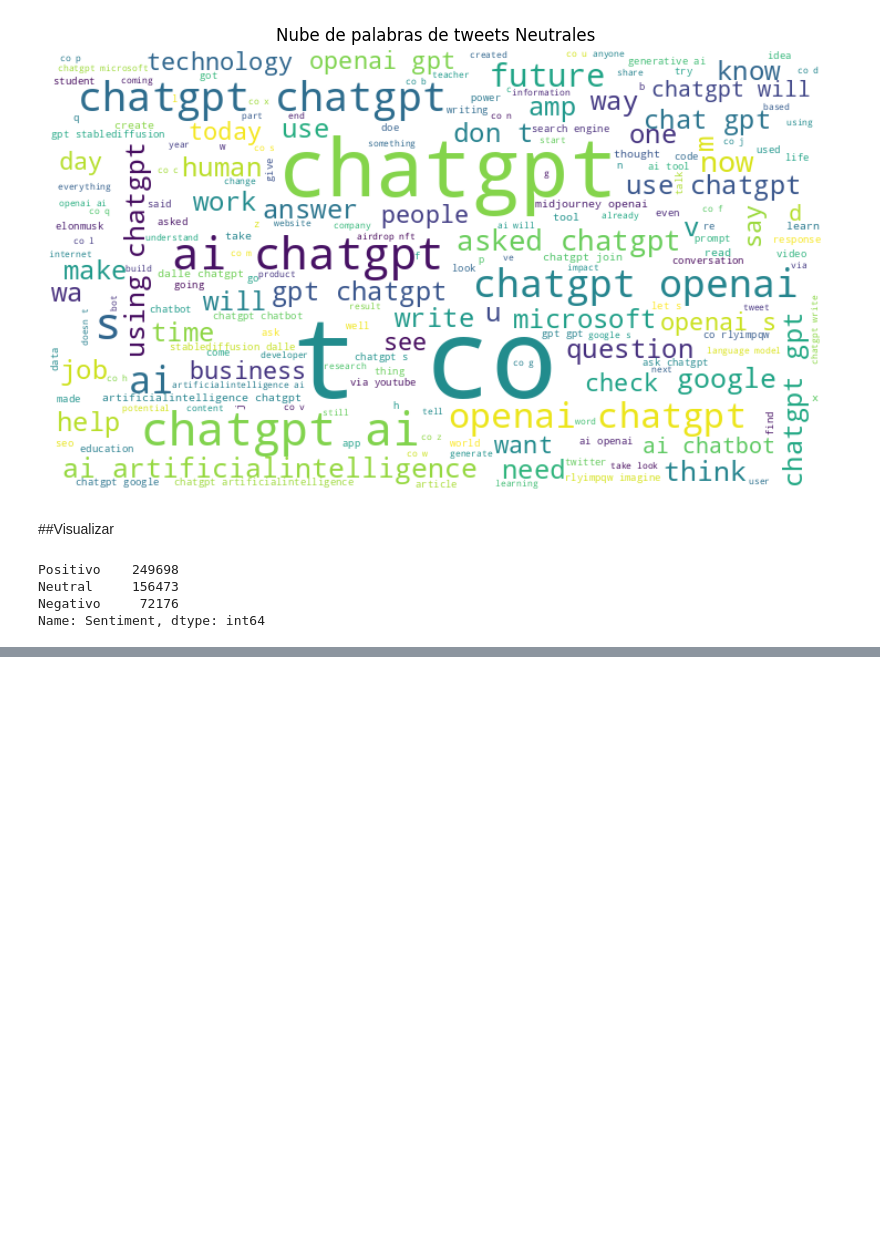
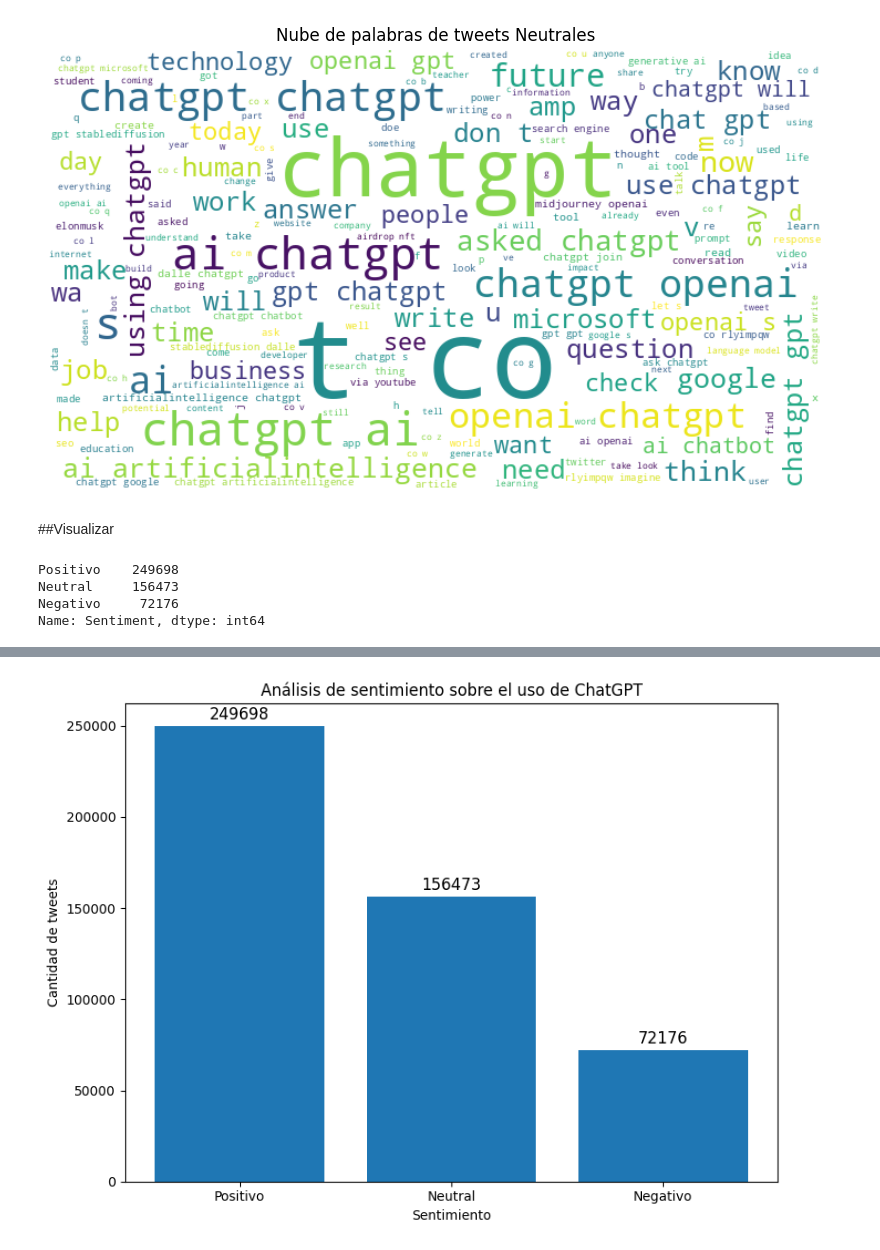
Before and after one commit to lucero-huaman/EDA-y-analisis-de-sentimientos-de-opiniones-sobre-ChatGPT-en-Twitter, a Jupyter notebook: EDA_y_análisis_de_sentimientos_de_opiniones_sobre_ChatGPT_en_Twitter.ipynb, the cells around one changed output, grey strips where cells are left out. Saved outputs shown, nothing was run; the diff lists cells and outputs as text; code cells hidden in the pictures; blank space fills up the shorter version.

```diff
--- a/EDA_y_análisis_de_sentimientos_de_opiniones_sobre_ChatGPT_en_Twitter.ipynb
+++ b/EDA_y_análisis_de_sentimientos_de_opiniones_sobre_ChatGPT_en_Twitter.ipynb
@@ -228,14 +228,3 @@ Positivo    249698
 Neutral     156473
 Negativo     72176
 Name: Sentiment, dtype: int64
-# %%
-# Crear un DataFrame con el conteo de sentimientos
-sentiment_df = pd.DataFrame({'Sentimiento': sentiment_counts.index, 'Cantidad de tweets': sentiment_counts.values})
-
-# Crear la gráfica de barras utilizando Plotly
-fig = px.bar(sentiment_df, x='Sentimiento', y='Cantidad de tweets',
-             title='Análisis de sentimiento sobre el uso de ChatGPT',
-             labels={'Sentimiento': 'Sentimiento', 'Cantidad de tweets': 'Cantidad de tweets'}, text_auto = True)
-fig.update_traces(textfont_size = 14, textangle = 0, textposition = "outside")
-# Muestra la gráfica
-fig.show()
@@ -243,0 +231,16 @@ fig.show()
+# %%
+plt.figure(figsize=(8, 6))
+plt.bar(sentiment_df['Sentimiento'], sentiment_df['Cantidad de tweets'])
+plt.title('Análisis de sentimiento sobre el uso de ChatGPT')
+plt.xlabel('Sentimiento')
+plt.ylabel('Cantidad de tweets')
+
+# Agregar las cantidades dentro de cada barra
+for index, value in enumerate(sentiment_df['Cantidad de tweets']):
+    plt.annotate(str(value), xy=(index, value), xytext=(0, 5), textcoords='offset points', ha='center', fontsize=12)
+
+# Mostrar la gráfica
+plt.tight_layout()
+plt.show()
+# %% [output]
+[figure, added]
```
Also changed, not shown: parts of 1 cell of this notebook.
